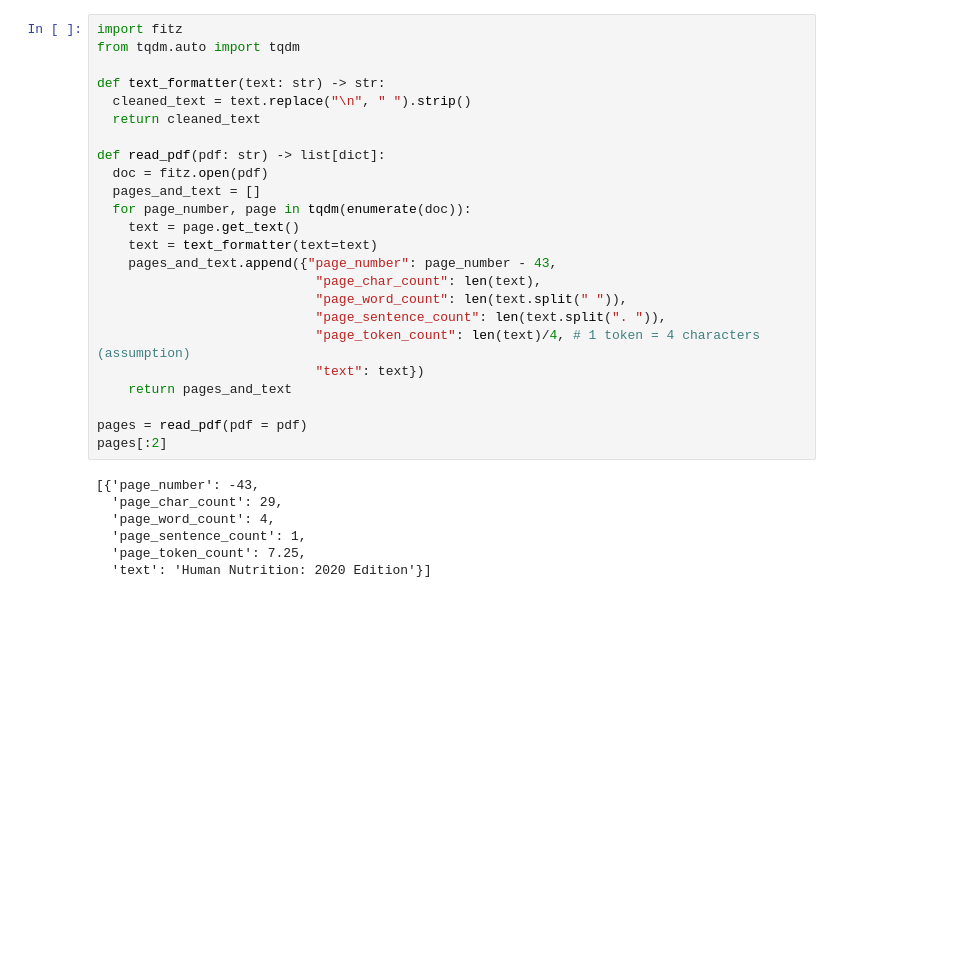
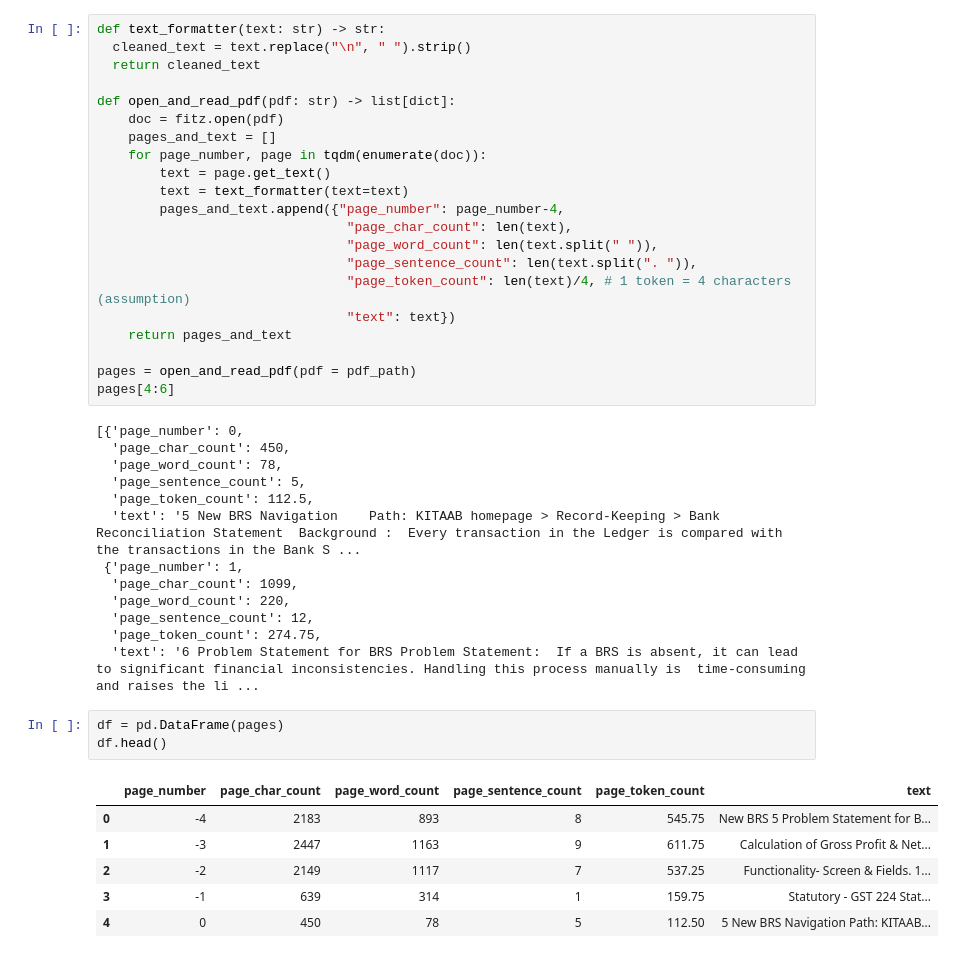
Before and after one commit to phazexero/SimpleRAGImplementation, a Jupyter notebook: DataProcessing.ipynb, the cells around one changed output. Drawn from its saved outputs; the diff is of its cells as text; blank space fills up the shorter version.

```diff
--- a/DataProcessing.ipynb
+++ b/DataProcessing.ipynb
@@ -23,31 +27,44 @@ File human_nutrition_text.pdf has been downloaded and saved
 # %%
-import fitz
-from tqdm.auto import tqdm
-
 def text_formatter(text: str) -> str:
   cleaned_text = text.replace("\n", " ").strip()
   return cleaned_text
 
-def read_pdf(pdf: str) -> list[dict]:
-  doc = fitz.open(pdf)
-  pages_and_text = []
-  for page_number, page in tqdm(enumerate(doc)):
-    text = page.get_text()
-    text = text_formatter(text=text)
-    pages_and_text.append({"page_number": page_number - 43,
-                            "page_char_count": len(text),
-                            "page_word_count": len(text.split(" ")),
-                            "page_sentence_count": len(text.split(". ")),
-                            "page_token_count": len(text)/4, # 1 token = 4 characters (assumption)
-                            "text": text})
+def open_and_read_pdf(pdf: str) -> list[dict]:
+    doc = fitz.open(pdf)
+    pages_and_text = []
+    for page_number, page in tqdm(enumerate(doc)):
+        text = page.get_text()
+        text = text_formatter(text=text)
+        pages_and_text.append({"page_number": page_number-4,
+                                "page_char_count": len(text),
+                                "page_word_count": len(text.split(" ")),
+                                "page_sentence_count": len(text.split(". ")),
+                                "page_token_count": len(text)/4, # 1 token = 4 characters (assumption)
+                                "text": text})
     return pages_and_text
 
-pages = read_pdf(pdf = pdf)
-pages[:2]
+pages = open_and_read_pdf(pdf = pdf_path)
+pages[4:6]
 # %% [output]
-[{'page_number': -43,
-  'page_char_count': 29,
-  'page_word_count': 4,
-  'page_sentence_count': 1,
-  'page_token_count': 7.25,
-  'text': 'Human Nutrition: 2020 Edition'}]
+[{'page_number': 0,
+  'page_char_count': 450,
+  'page_word_count': 78,
+  'page_sentence_count': 5,
+  'page_token_count': 112.5,
+  'text': '5 New BRS Navigation    Path: KITAAB homepage > Record-Keeping > Bank Reconciliation Statement  Background :  Every transaction in the Ledger is compared with the transactions in the Bank S ...
+ {'page_number': 1,
+  'page_char_count': 1099,
+  'page_word_count': 220,
+  'page_sentence_count': 12,
+  'page_token_count': 274.75,
+  'text': '6 Problem Statement for BRS Problem Statement:  If a BRS is absent, it can lead to significant financial inconsistencies. Handling this process manually is  time-consuming and raises the li ...
+# %%
+df = pd.DataFrame(pages)
+df.head()
+# %% [output]
+|  | page_number | page_char_count | page_word_count | page_sentence_count | page_token_count | text |
+| 0 | -4 | 2183 | 893 | 8 | 545.75 | New BRS 5 Problem Statement for B... |
+| 1 | -3 | 2447 | 1163 | 9 | 611.75 | Calculation of Gross Profit & Net... |
+| 2 | -2 | 2149 | 1117 | 7 | 537.25 | Functionality- Screen & Fields. 1... |
+| 3 | -1 | 639 | 314 | 1 | 159.75 | Statutory - GST 224 Stat... |
+| 4 | 0 | 450 | 78 | 5 | 112.50 | 5 New BRS Navigation Path: KITAAB... |
```
Also changed, not shown: parts of 25 cells of this notebook, 3 other files.
